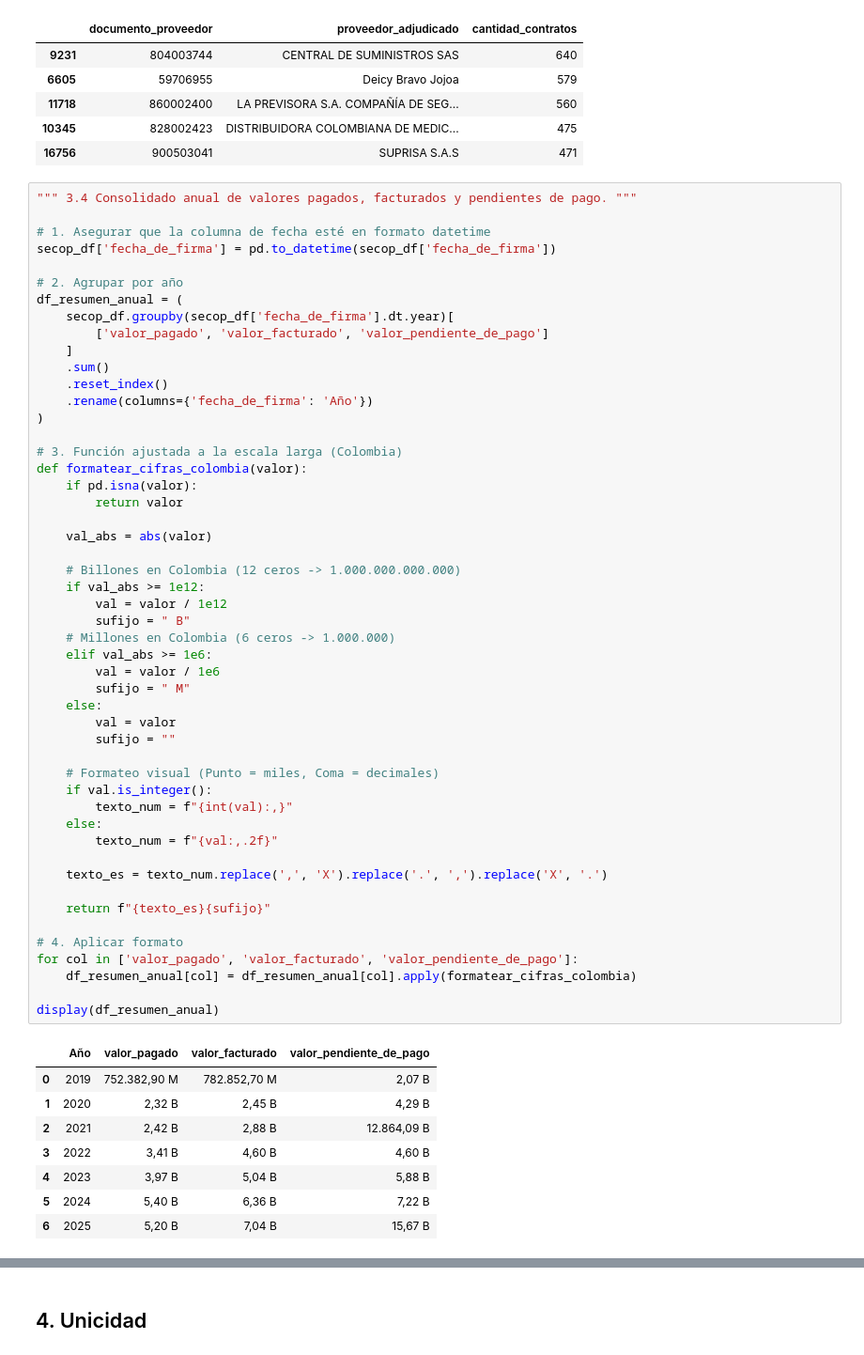
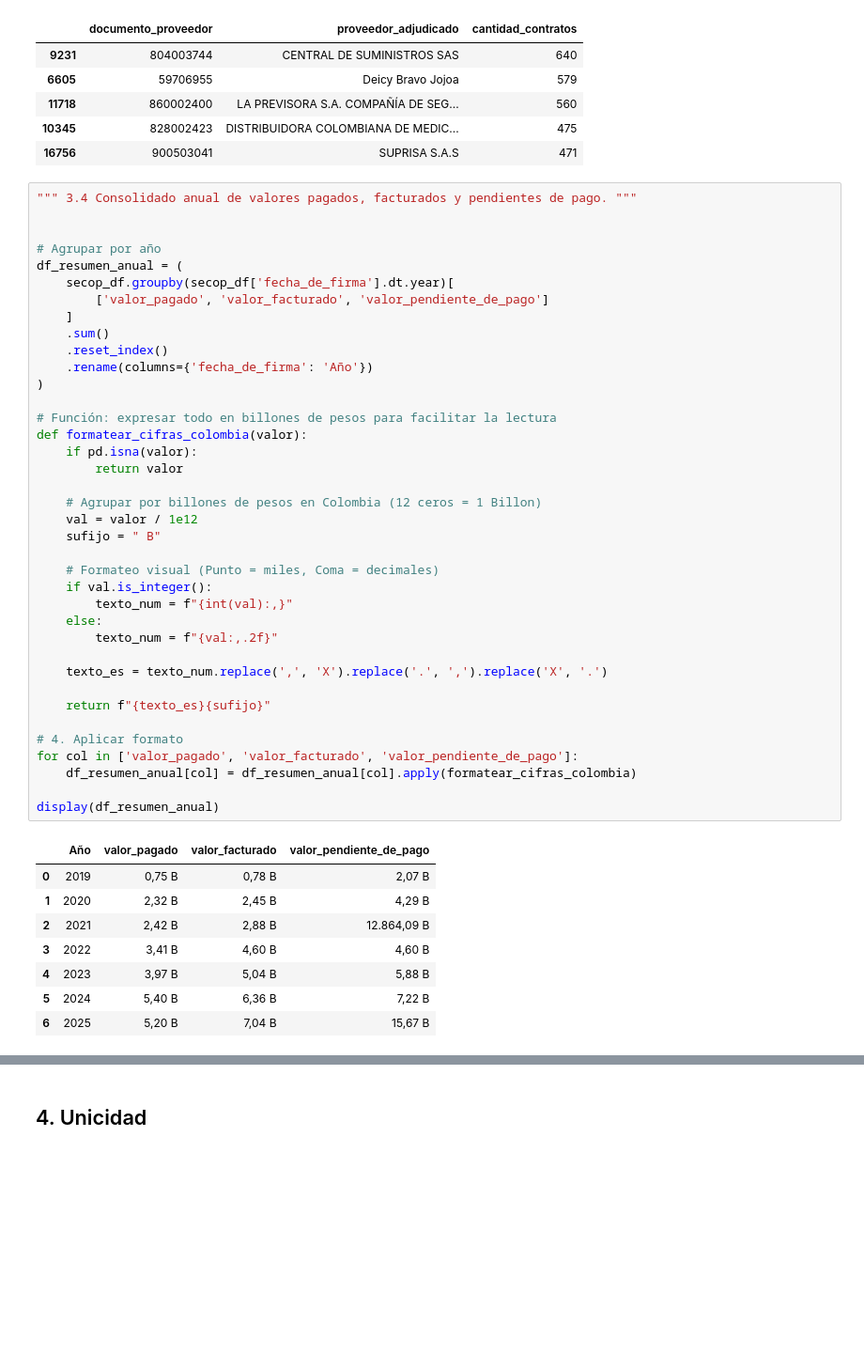
Before and after one commit to rporras10/secop-eda, a Jupyter notebook: Calidad_Datos.ipynb, the cells around one changed output, grey strips where cells are left out. Shown at 94% size. Cells and saved outputs as stored; diff of their text form; blank space fills up the shorter version.

```diff
--- a/Calidad_Datos.ipynb
+++ b/Calidad_Datos.ipynb
@@ -350,56 +433,44 @@ Total de registros: 196,391
 # %%
 """ 3.4 Consolidado anual de valores pagados, facturados y pendientes de pago. """
 
-# 1. Asegurar que la columna de fecha esté en formato datetime
-secop_df['fecha_de_firma'] = pd.to_datetime(secop_df['fecha_de_firma'])
 
-# 2. Agrupar por año
+# Agrupar por año
 df_resumen_anual = (
     secop_df.groupby(secop_df['fecha_de_firma'].dt.year)[
         ['valor_pagado', 'valor_facturado', 'valor_pendiente_de_pago']
     ]
     .sum()
     .reset_index()
     .rename(columns={'fecha_de_firma': 'Año'})
 )
 
-# 3. Función ajustada a la escala larga (Colombia)
+# Función: expresar todo en billones de pesos para facilitar la lectura
 def formatear_cifras_colombia(valor):
     if pd.isna(valor):
         return valor
 
-    val_abs = abs(valor)
-
-    # Billones en Colombia (12 ceros -> 1.000.000.000.000)
-    if val_abs >= 1e12:
-        val = valor / 1e12
-        sufijo = " B"
-    # Millones en Colombia (6 ceros -> 1.000.000)
-    elif val_abs >= 1e6:
-        val = valor / 1e6
-        sufijo = " M"
-    else:
-        val = valor
-        sufijo = ""
+    # Agrupar por billones de pesos en Colombia (12 ceros = 1 Billon)
+    val = valor / 1e12
+    sufijo = " B"
 
     # Formateo visual (Punto = miles, Coma = decimales)
     if val.is_integer():
         texto_num = f"{int(val):,}"
     else:
         texto_num = f"{val:,.2f}"
 
     texto_es = texto_num.replace(',', 'X').replace('.', ',').replace('X', '.')
 
     return f"{texto_es}{sufijo}"
 
 # 4. Aplicar formato
 for col in ['valor_pagado', 'valor_facturado', 'valor_pendiente_de_pago']:
     df_resumen_anual[col] = df_resumen_anual[col].apply(formatear_cifras_colombia)
 
 display(df_resumen_anual)
 # %% [output]
 |  | Año | valor_pagado | valor_facturado | valor_pendiente_de_pago |
-| 0 | 2019 | 752.382,90 M | 782.852,70 M | 2,07 B |
+| 0 | 2019 | 0,75 B | 0,78 B | 2,07 B |
 | 1 | 2020 | 2,32 B | 2,45 B | 4,29 B |
 | 2 | 2021 | 2,42 B | 2,88 B | 12.864,09 B |
 | 3 | 2022 | 3,41 B | 4,60 B | 4,60 B |
```
Also changed, not shown: parts of 24 cells of this notebook, 5 other files.
